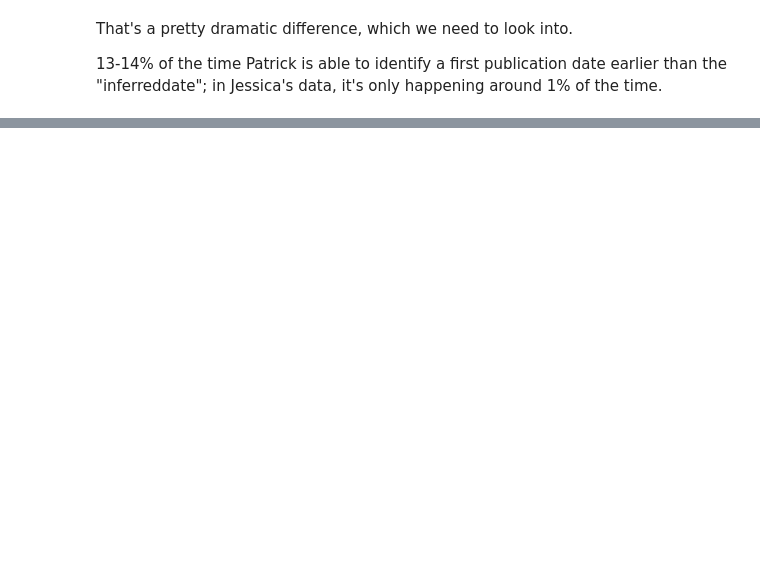
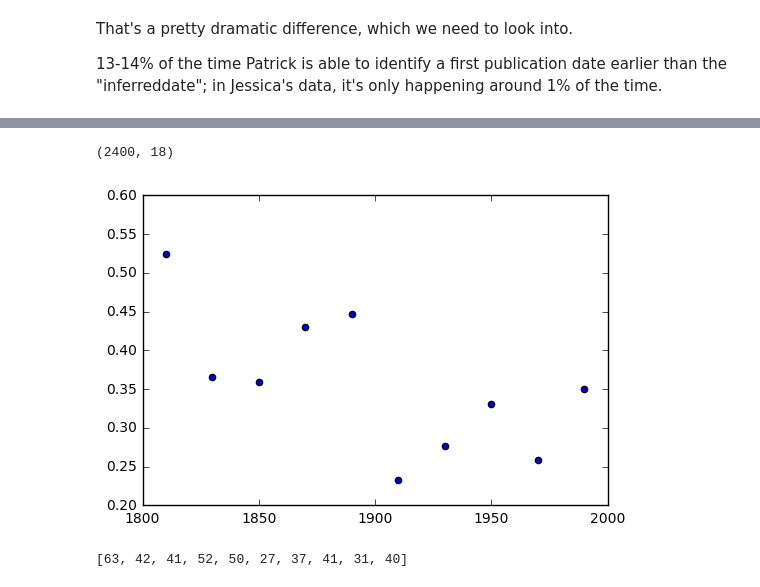
Before and after one commit to tedunderwood/meta2018, a Jupyter notebook: initial_data_exploration.ipynb, the cells around one changed output, grey strips where cells are left out. Drawn from its saved outputs; the diff is of its cells as text; code cells hidden in the pictures; blank space fills up the shorter version.

```diff
--- a/initial_data_exploration.ipynb
+++ b/initial_data_exploration.ipynb
@@ -247,0 +270,3 @@ That's a pretty dramatic difference, which we need to look into.
+# %%
+all = pd.concat([j, p])
+all.head()
@@ -247,0 +280,23 @@ That's a pretty dramatic difference, which we need to look into.
+# %%
+all.shape
+# %% [output]
+(2400, 18)
+# %%
+timeaxis = []
+percentages = []
+raw = []
+for decade in range(1800, 2000, 20):
+    in_decade = all.loc[(all.inferreddate > decade) & (all.inferreddate < (decade + 20)) & (all.category == 'novel'), : ]
+    all_genders = sum(in_decade.gender == 'm') + sum(in_decade.gender == 'f')
+    feminine = sum(in_decade.gender == 'f')
+    pct = feminine / all_genders
+    timeaxis.append(decade + 10)
+    percentages.append(pct)
+    raw.append(feminine)
+
+plt.scatter(timeaxis, percentages)
+plt.show()
+print(raw)
+# %% [output]
+[figure, added]
+[63, 42, 41, 52, 50, 27, 37, 41, 31, 40]
```
Also changed, not shown: parts of 16 cells of this notebook, 4 other files.
